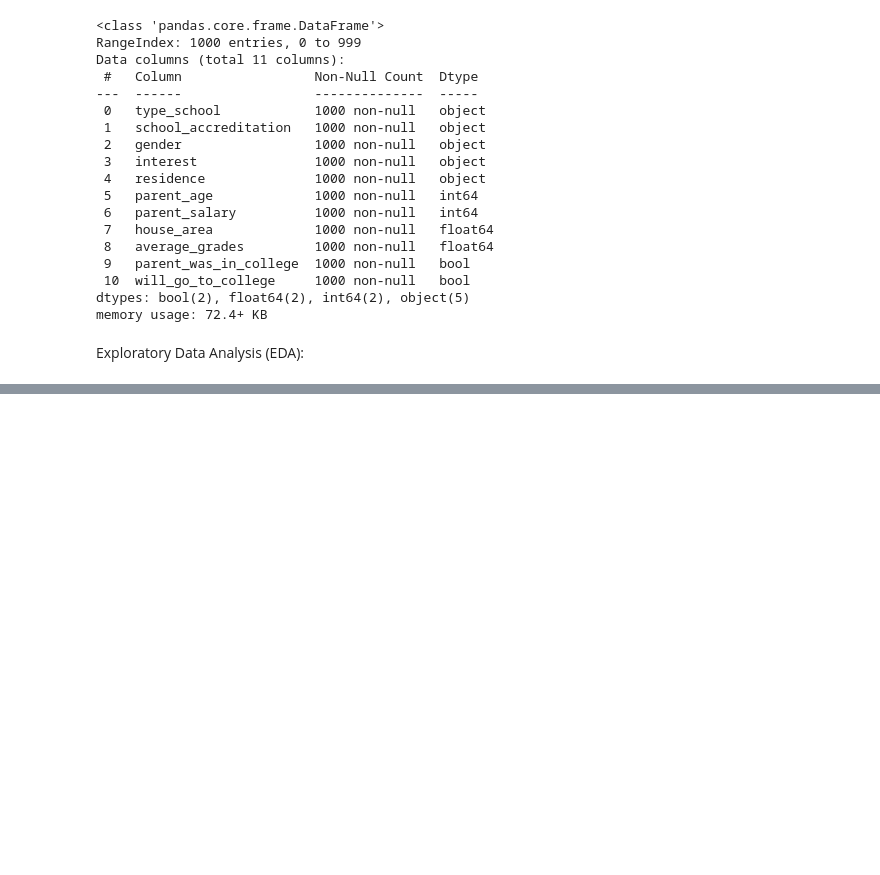
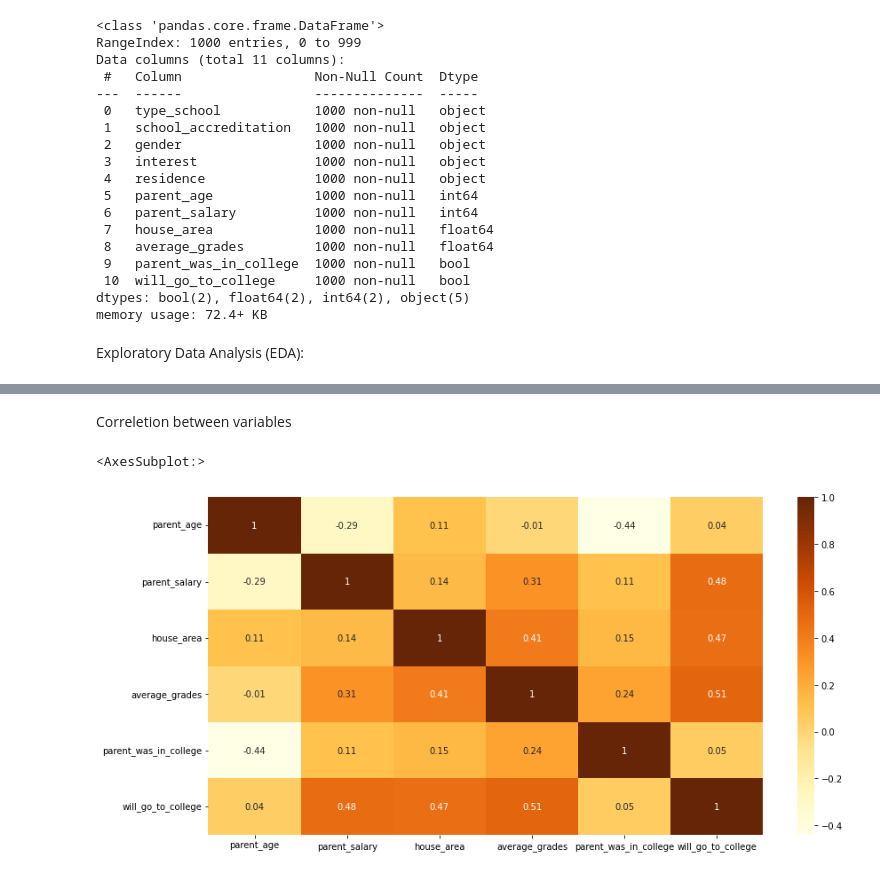
Before and after one commit to RichardeLira/Python-IA-Dell-Lead-, a Jupyter notebook: Challenges/defiance_01/Desafio_01.ipynb, the cells around one changed output, grey strips where cells are left out. Drawn from its saved outputs; the diff is of its cells as text; code cells hidden in the pictures; blank space fills up the shorter version.

```diff
--- a/Challenges/defiance_01/Desafio_01.ipynb
+++ b/Challenges/defiance_01/Desafio_01.ipynb
@@ -76,0 +97,9 @@ Exploratory Data Analysis (EDA):
+# %% [markdown]
+Correletion between variables
+# %%
+correletion = df.corr().round(2)
+plt.figure(figsize=(14,7))
+sns.heatmap(correletion, annot=True, cmap = 'YlOrBr')
+# %% [output]
+<AxesSubplot:>
+[figure, added]
```
Also changed, not shown: parts of 9 cells of this notebook.
